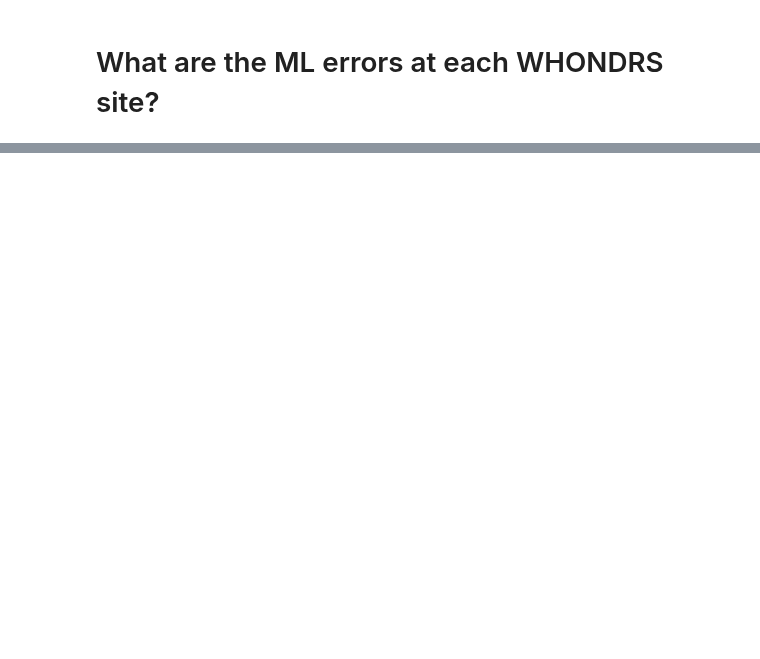
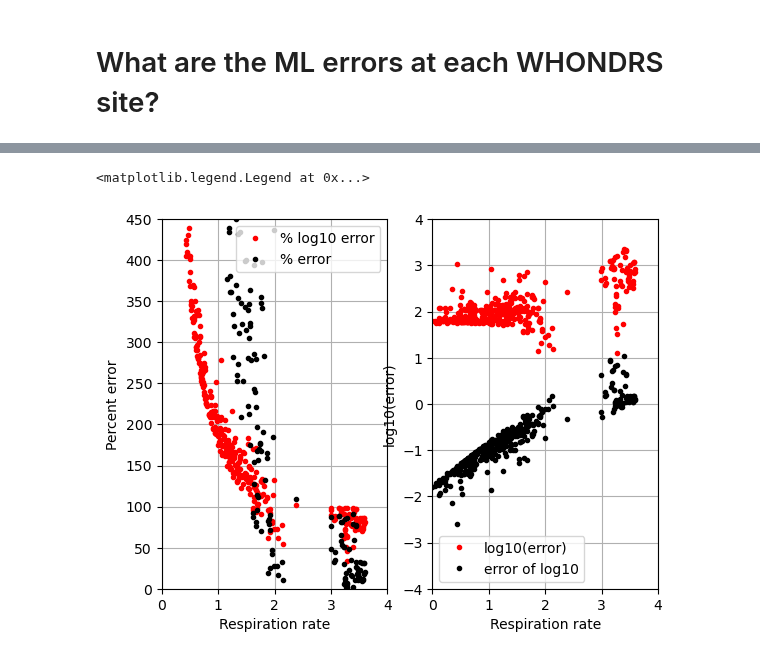
Before and after one commit to parallelworks/sl-archive-whondrs, a Jupyter notebook: examples/fig09_explore_WHONDRS_GLORICH_bias.ipynb, the cells around one changed output, grey strips where cells are left out. Cells and saved outputs as stored; diff of their text form; code cells hidden in the pictures; blank space fills up the shorter version.

```diff
--- a/examples/fig09_explore_WHONDRS_GLORICH_bias.ipynb
+++ b/examples/fig09_explore_WHONDRS_GLORICH_bias.ipynb
@@ -467,0 +556,57 @@ predictions = pd.read_csv('WHONDRS_S19S-SSS-log10-extrap-r03_predictions.csv')
+# %%
+merged['Percent_error_log10_units'] = 100.0*np.abs(
+   (merged['log10-norm-rr'] -
+   merged['Predicted_log10-norm-rr'])/
+   merged['log10-norm-rr'])
+# %%
+merged['log10-error'] = np.log10(np.abs(
+    merged['Normalized_Respiration_Rate_mg_DO_per_H_per_L_sediment'] -
+    merged['Predicted_Normalized_Respiration_Rate_mg_DO_per_H_per_L_sediment']))
+# %%
+merged['Percent_log10-error'] = 100.0*np.abs(np.log10(np.abs(
+    merged['Normalized_Respiration_Rate_mg_DO_per_H_per_L_sediment'] -
+    merged['Predicted_Normalized_Respiration_Rate_mg_DO_per_H_per_L_sediment']))/merged['log10-norm-rr'])
+# %%
+merged['error-log10'] = np.log10(np.abs(
+    merged['Normalized_Respiration_Rate_mg_DO_per_H_per_L_sediment'])) - np.log10(
+    np.abs(merged['Predicted_Normalized_Respiration_Rate_mg_DO_per_H_per_L_sediment']))
+# %%
+fig, [ax0,ax1] = plt.subplots(1,2)
+
+
+#ax0.plot(merged['Percent_error_normal_units'],
+#        merged['log10-error'],'r.')
+#ax0.set_xlim(0,4000)
+#ax0.set_ylim(0,4)
+#ax0.set_xlabel('Percent_error_normal_units')
+#ax0.set_ylabel('log10-error')
+
+ax0.plot(merged['log10-norm-rr'],
+        merged['Percent_log10-error'],'r.')
+ax0.plot(merged['log10-norm-rr'],
+         merged['Percent_error_normal_units'],'k.')
+ax0.set_xlim(0,4)
+ax0.set_ylim(0,450)
+ax0.set_xlabel('Respiration rate')
+ax0.set_ylabel('Percent error')
+ax0.legend(['% log10 error','% error'])
+
+
+ax0.grid()
+
+ax1.plot(merged['log10-norm-rr'], #merged['Normalized_Respiration_Rate_mg_DO_per_H_per_L_sediment'],
+         merged['log10-error'],'r.')
+ax1.plot(merged['log10-norm-rr'],
+         merged['error-log10'],'k.')
+ax1.set_xlabel('Respiration rate')
+ax1.set_ylabel('log10(error)')
+ax1.grid()
+ax1.set_xlim(0,4)
+ax1.set_ylim(-4,4)
+ax1.legend(['log10(error)','error of log10'])
+# There are a very few (1-2) HUGE outliers, so zoom in
+#plt.axis([0, 5000, 0, 5000])
+#plt.axis([0,100,0,4])
+# %% [output]
+<matplotlib.legend.Legend at 0x...>
+[figure, added]
```
Also changed, not shown: parts of 12 cells of this notebook, 1 other file.
